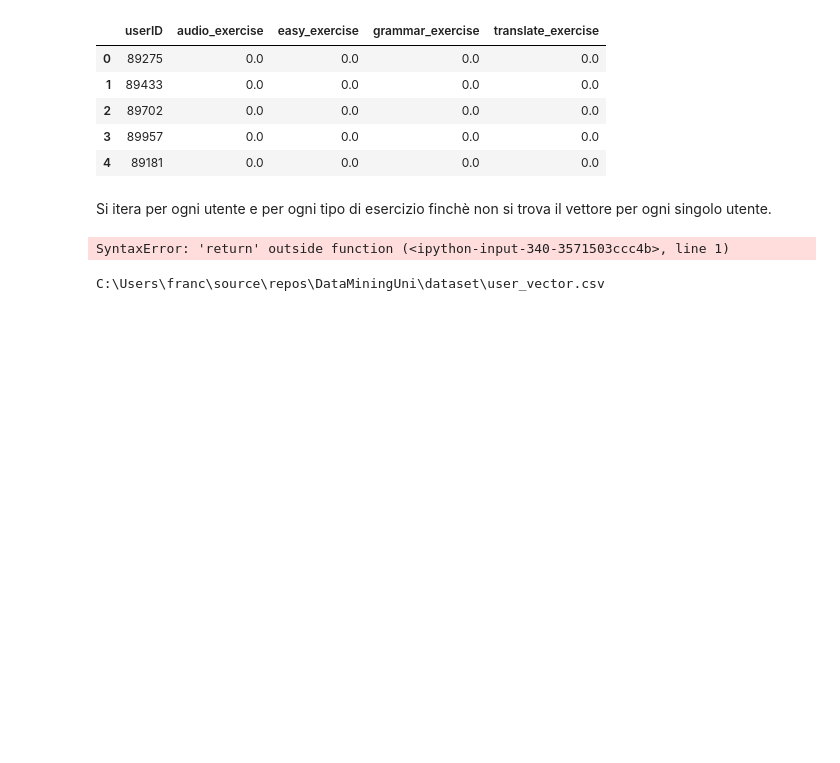
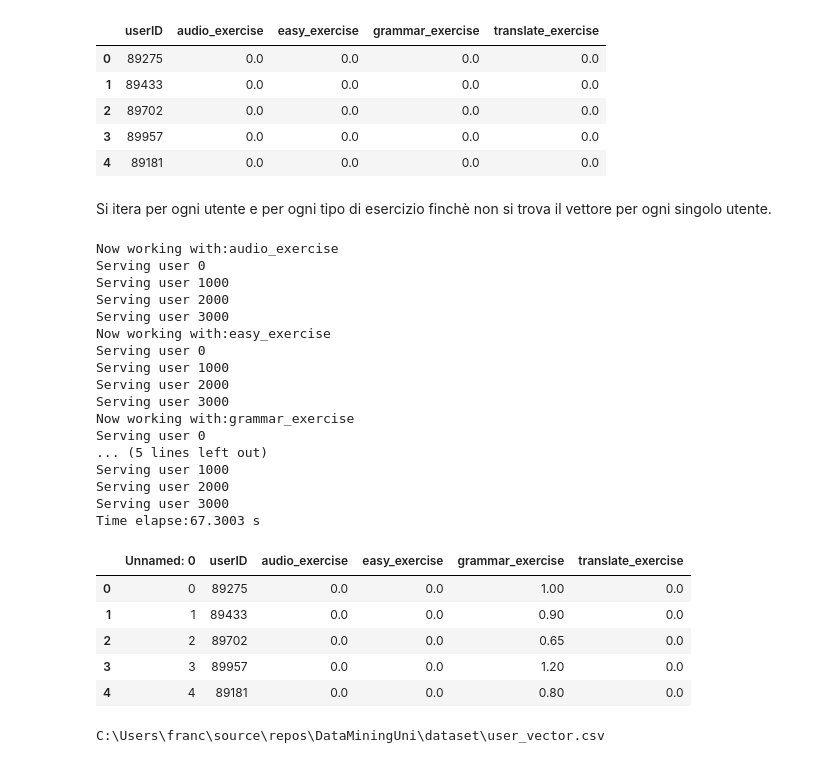
Before and after one commit to francobelloni85/DataMiningUni, a Jupyter notebook: project_exam.ipynb, the cells around one changed output. Cells and saved outputs as stored; diff of their text form; code cells hidden in the pictures; blank space fills up the shorter version.

Commit message:
[BUG] fix in enumerate users

```diff
--- a/project_exam.ipynb
+++ b/project_exam.ipynb
@@ -664,16 +671,11 @@ user_vector_dataset.head()
 # %% [markdown]
 Si itera per ogni utente e per ogni tipo di esercizio finchè non si trova il vettore per ogni singolo utente.
 # %%
-return
-
 start = time.time()
 
 max_error = 100000000000
-step_guess_rate : float = 0.10
+step_guess_rate : float = 0.05
 verbose: bool = False
-
-# audio_exercise easy_exercise grammar_exercise translate_exercise
-exercise_type = "translate_exercise"
 
 def find_predict_value(user_id: int, exercise_type: str) -> int:
 
@@ -702,7 +704,7 @@ def find_predict_value(user_id: int, exercise_type: str) -> int:
     float_guess_rate: float = 0
 
     # Conto per ogni esercizio l'errore che avrei settando il valore del vettore con il valore "guess_rate"
-    for guess_rate in range(30):
+    for guess_rate in range(50):
         error: float = 0
         previus_error:float = 0
 
@@ -717,40 +719,68 @@ def find_predict_value(user_id: int, exercise_type: str) -> int:
             print("error:{0}".format(error))
 
         if error < min_error:
             min_error = error
             final_prediction = float_guess_rate
         else:
              break
 
         float_guess_rate = float_guess_rate + step_guess_rate
 
     if min_error == max_error:
         raise Exception("Something went wrong. Try to find min error")
 
     if verbose:
         print(" ")
         print("user_id={0}".format(user_id))
         print("min_error:{0}".format(min_error))
         print("final_prediction:{0}".format(final_prediction))
 
     return final_prediction
 
 # Lista di tutti gli utenti:
-users = user_dataset['userID'].tolist()
+users = original_dataset.userID.unique()
 
-for count_user in range(len(users)):
-    user_id = users[count_user]
-    result = find_predict_value(user_id,exercise_type)
-    set_user_score(user_vector_dataset,user_id , exercise_type, result)
+type_list = ["audio_exercise","easy_exercise","grammar_exercise","translate_exercise"]
 
-    if count_user % 1000 == 0:
-        print("Serving user {0}".format(count_user))
+for exercise_type in type_list:
+
+    print("Now working with:{0}".format(exercise_type))
+
+    for count_user in range(len(users)):
+        user_id = users[count_user]
+        result = find_predict_value(user_id,exercise_type)
+        set_user_score(user_vector_dataset,user_id , exercise_type, result)
+
+        if count_user % 1000 == 0:
+            print("Serving user {0}".format(count_user))
 
 end = time.time()
 print(f"Time elapse:{end - start:0.4f} s")
 
 user_vector_dataset.head()
 # %% [output]
-SyntaxError: 'return' outside function (<ipython-input-340-3571503ccc4b>, line 1)
+Now working with:audio_exercise
+Serving user 0
+Serving user 1000
+Serving user 2000
+Serving user 3000
+Now working with:easy_exercise
+Serving user 0
+Serving user 1000
+Serving user 2000
+Serving user 3000
+Now working with:grammar_exercise
+Serving user 0
+... (5 lines left out)
+Serving user 1000
+Serving user 2000
+Serving user 3000
+Time elapse:67.3003 s
+|  | Unnamed: 0 | userID | audio_exercise | easy_exercise | grammar_exercise | translate_exercise |
+| 0 | 0 | 89275 | 0.0 | 0.0 | 1.00 | 0.0 |
+| 1 | 1 | 89433 | 0.0 | 0.0 | 0.90 | 0.0 |
+| 2 | 2 | 89702 | 0.0 | 0.0 | 0.65 | 0.0 |
+| 3 | 3 | 89957 | 0.0 | 0.0 | 1.20 | 0.0 |
+| 4 | 4 | 89181 | 0.0 | 0.0 | 0.80 | 0.0 |
 # %%
 # Salvare il dataset
```
Also changed, not shown: parts of 9 cells of this notebook.
